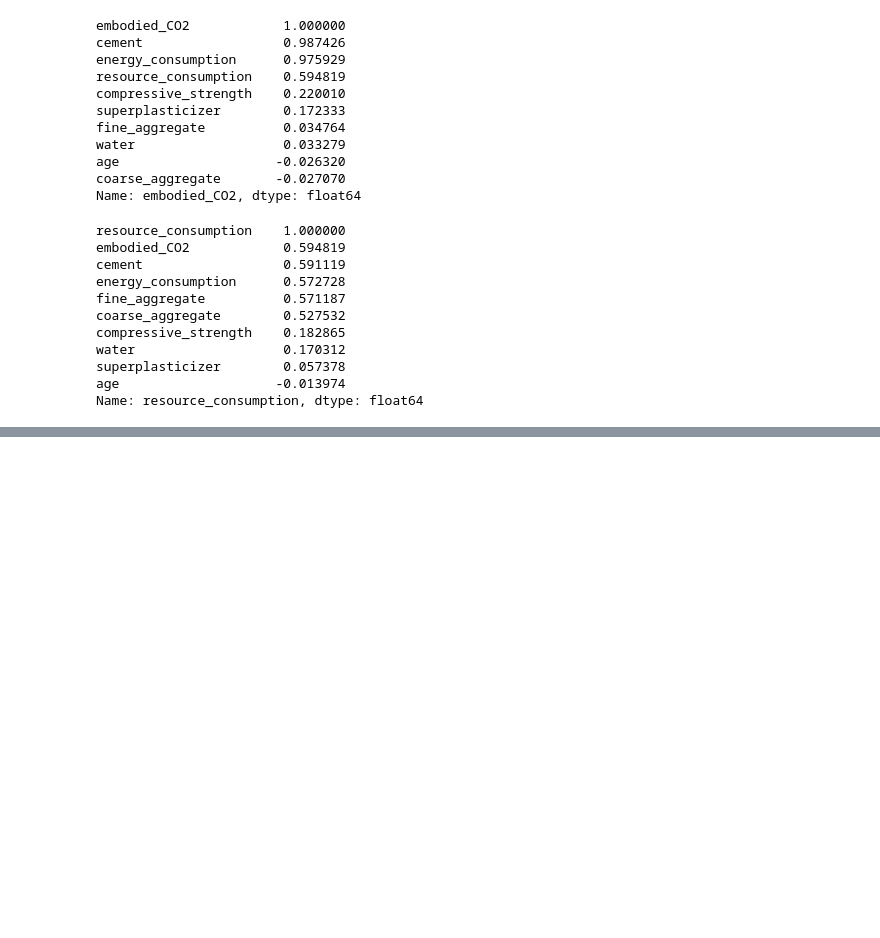
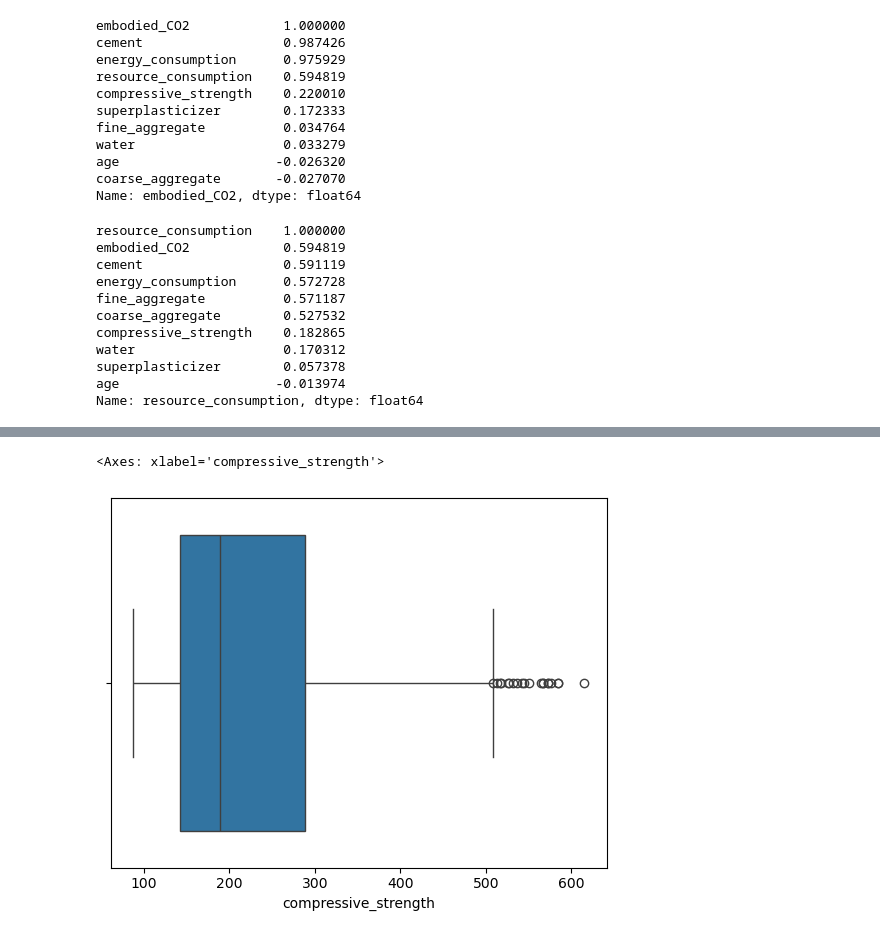
Before and after one commit to pariyaaf/sustainable_concrete_ml_optimization, a Jupyter notebook: notebook/ml.ipynb, the cells around one changed output, grey strips where cells are left out. Drawn from its saved outputs; the diff is of its cells as text; code cells hidden in the pictures; blank space fills up the shorter version.

```diff
--- a/notebook/ml.ipynb
+++ b/notebook/ml.ipynb
@@ -153,0 +175,5 @@ for target in labels:
+# %%
+sns.boxplot(x=df["compressive_strength"])
+# %% [output]
+<Axes: xlabel='compressive_strength'>
+[figure, added]
```
Also changed, not shown: parts of 10 cells of this notebook.
